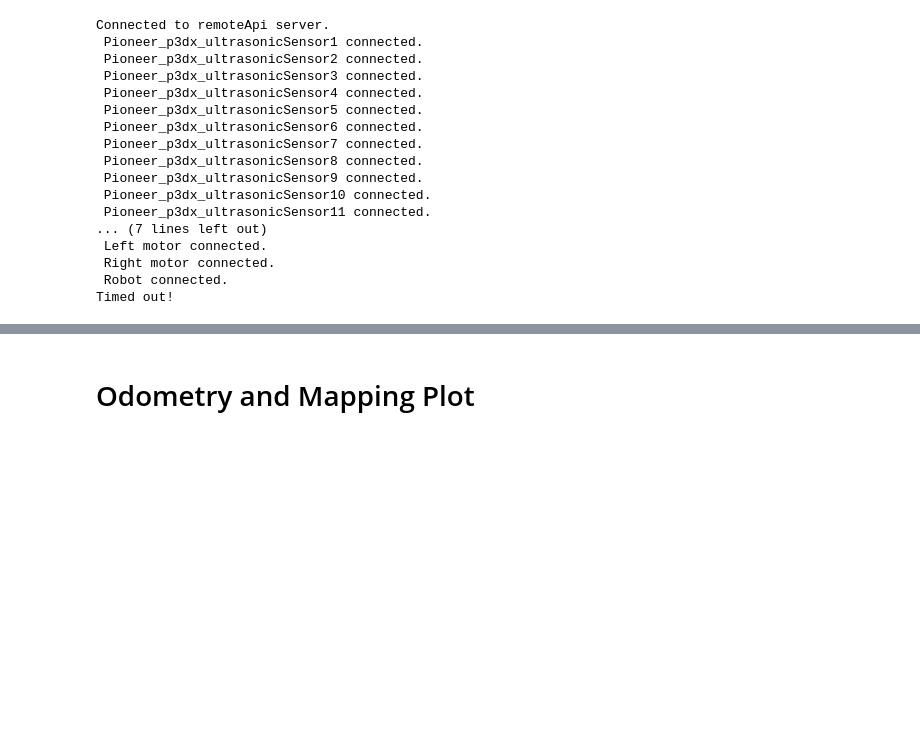
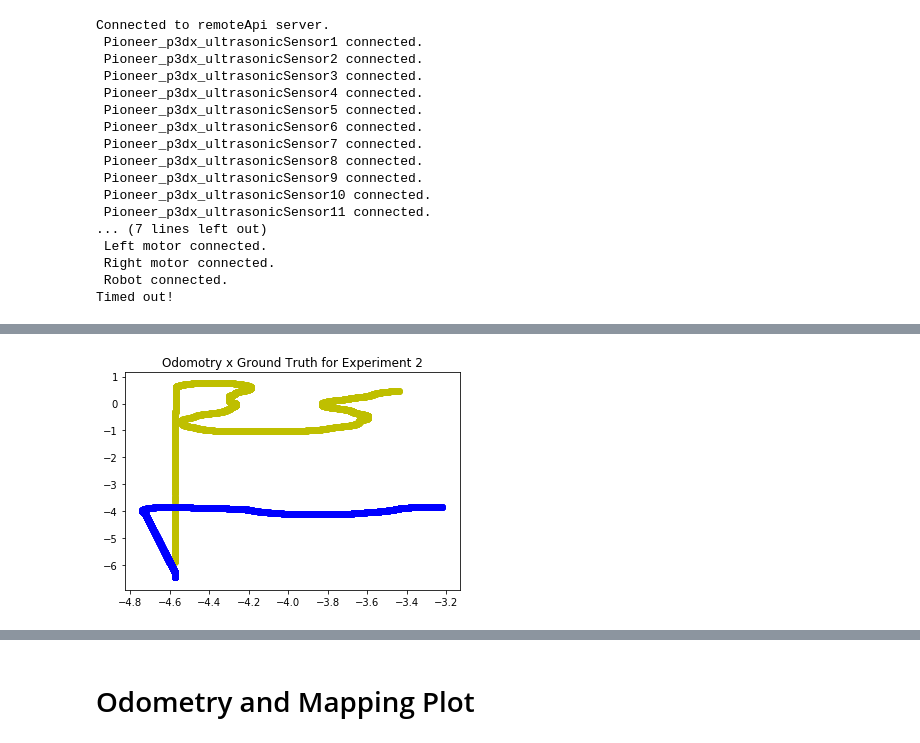
Before and after one commit to luizcartolano2/mc907-mobile-robotics, a Jupyter notebook: project1.ipynb, the cells around one changed output, grey strips where cells are left out. Saved outputs shown, nothing was run; the diff lists cells and outputs as text; code cells hidden in the pictures; blank space fills up the shorter version.

```diff
--- a/project1.ipynb
+++ b/project1.ipynb
@@ -874,0 +983,14 @@ Timed out!
+# %%
+# we take the negative in order to simulate the VREP orientation
+odometry_x_2 = [-i[0] for i in odometry]
+odometry_y_2 = [-i[1] for i in odometry]
+ground_truth_x_2 = [-i[0] for i in ground_truth]
+ground_truth_y_2 = [-i[1] for i in ground_truth]
+# %%
+plt.figure()
+plt.title('Odomotry x Ground Truth for Experiment 2')
+plt.scatter(odometry_x_2, odometry_y_2, c='y')
+plt.scatter(ground_truth_x_2, ground_truth_y_2, c='b')
+plt.show()
+# %% [output]
+[figure, added]
```
Also changed, not shown: parts of 21 cells of this notebook, 4 other files.
